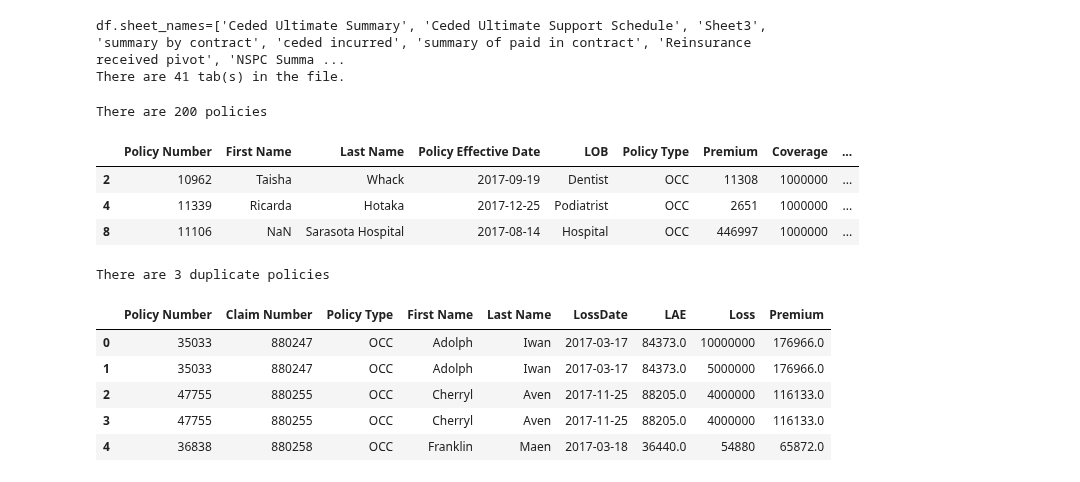
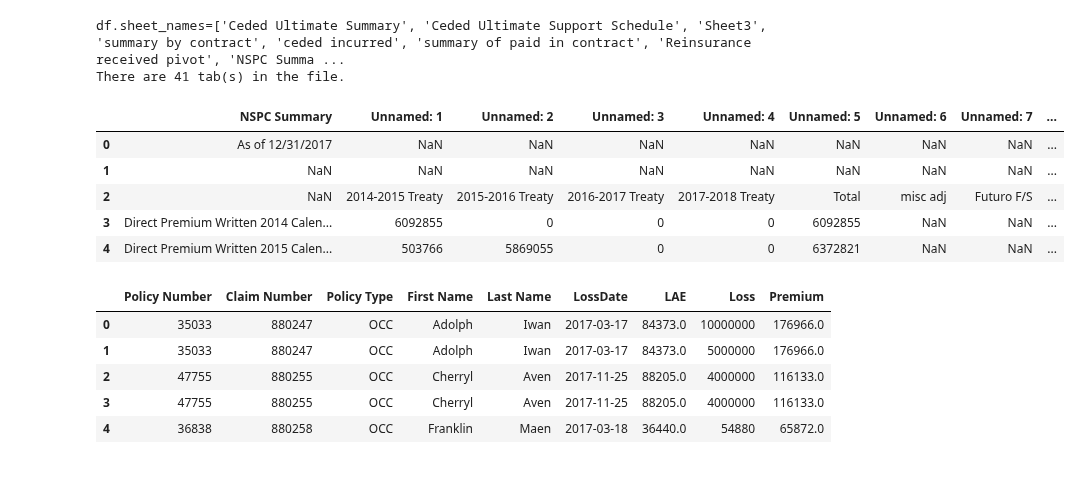
Before and after one commit to jasminjohnson/jasminjohnson.github.io, a Jupyter notebook: downloads/notebooks/ExcelReadTab.ipynb, the cells around one changed output. Cells and saved outputs as stored; diff of their text form; code cells hidden in the pictures.

```diff
--- a/downloads/notebooks/ExcelReadTab.ipynb
+++ b/downloads/notebooks/ExcelReadTab.ipynb
@@ -29,19 +29,19 @@ df.sheet_names=['Ceded Ultimate Summary', 'Ceded Ultimate Support Schedule', 'Sh
 There are 41 tab(s) in the file.
 # %%
 ## Detect duplicated data from the first tab -"premium"
-df_premium = pd.read_excel('data/analysis4/Premium_Loss.xlsx', sheet_name = "premium")
-print("There are %s policies" % (df_premium.shape[0]))
+df = pd.read_excel('data/ExcelTest.xls', sheet_name = "NSPC Summary 17")
+# print("There are %s policies" % (df_premium.shape[0]))
 
-df_prem_dupes=df_premium[df_premium.duplicated()]
-df_prem_dupes.head()
-print("There are %s duplicate policies" % (df_prem_dupes.shape[0]))
+# df_prem_dupes=df_premium[df_premium.duplicated()]
+df.head()
+# print("There are %s duplicate policies" % (df_prem_dupes.shape[0]))
 # %% [output]
-There are 200 policies
-|  | Policy Number | First Name | Last Name | Policy Effective Date | LOB | Policy Type | Premium | Coverage | ... |
-| 2 | 10962 | Taisha | Whack | 2017-09-19 | Dentist | OCC | 11308 | 1000000 | ... |
-| 4 | 11339 | Ricarda | Hotaka | 2017-12-25 | Podiatrist | OCC | 2651 | 1000000 | ... |
-| 8 | 11106 | NaN | Sarasota Hospital | 2017-08-14 | Hospital | OCC | 446997 | 1000000 | ... |
+|  | NSPC Summary | Unnamed: 1 | Unnamed: 2 | Unnamed: 3 | Unnamed: 4 | Unnamed: 5 | Unnamed: 6 | Unnamed: 7 | ... |
+| 0 | As of 12/31/2017 | NaN | NaN | NaN | NaN | NaN | NaN | NaN | ... |
+| 1 | NaN | NaN | NaN | NaN | NaN | NaN | NaN | NaN | ... |
+| 2 | NaN | 2014-2015 Treaty | 2015-2016 Treaty | 2016-2017 Treaty | 2017-2018 Treaty | Total | misc adj | Futuro F/S | ... |
+| 3 | Direct Premium Written 2014 Calen... | 6092855 | 0 | 0 | 0 | 6092855 | NaN | NaN | ... |
+| 4 | Direct Premium Written 2015 Calen... | 503766 | 5869055 | 0 | 0 | 6372821 | NaN | NaN | ... |
-There are 3 duplicate policies
 # %%
 ## View data from the second tab -"loss"
 df_loss = pd.read_excel('data/analysis4/Premium_Loss.xlsx', sheet_name = "loss")
```
Also changed, not shown: 3 other files.
